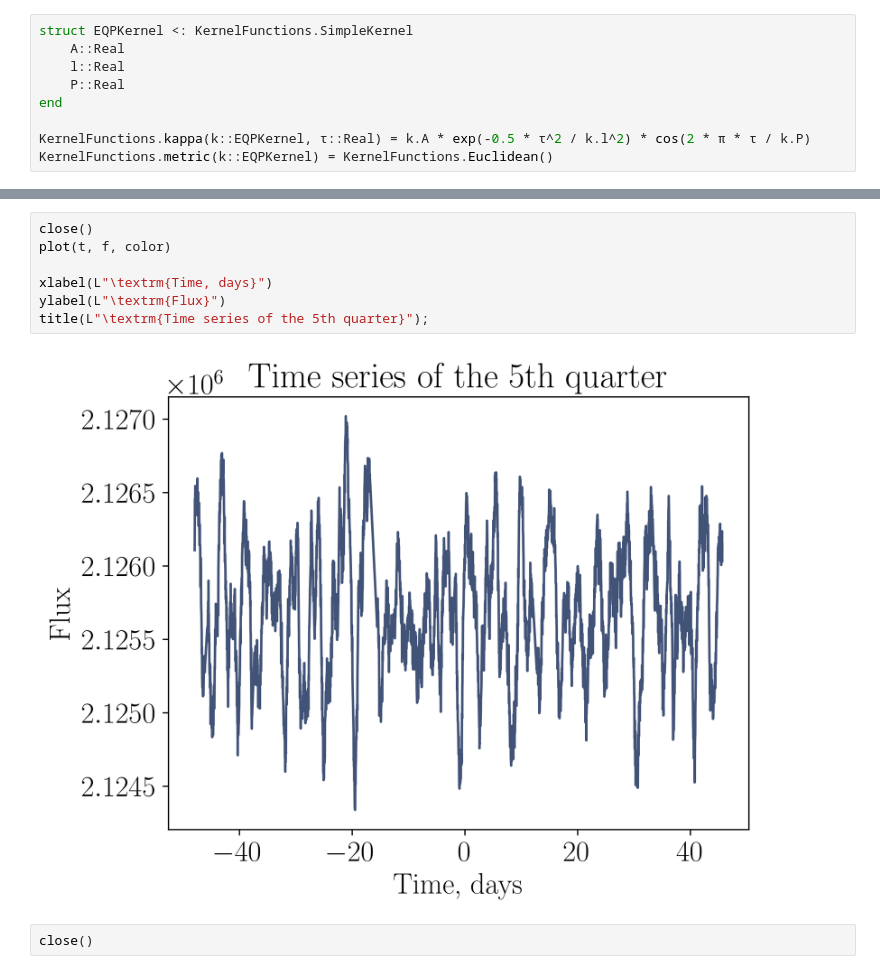
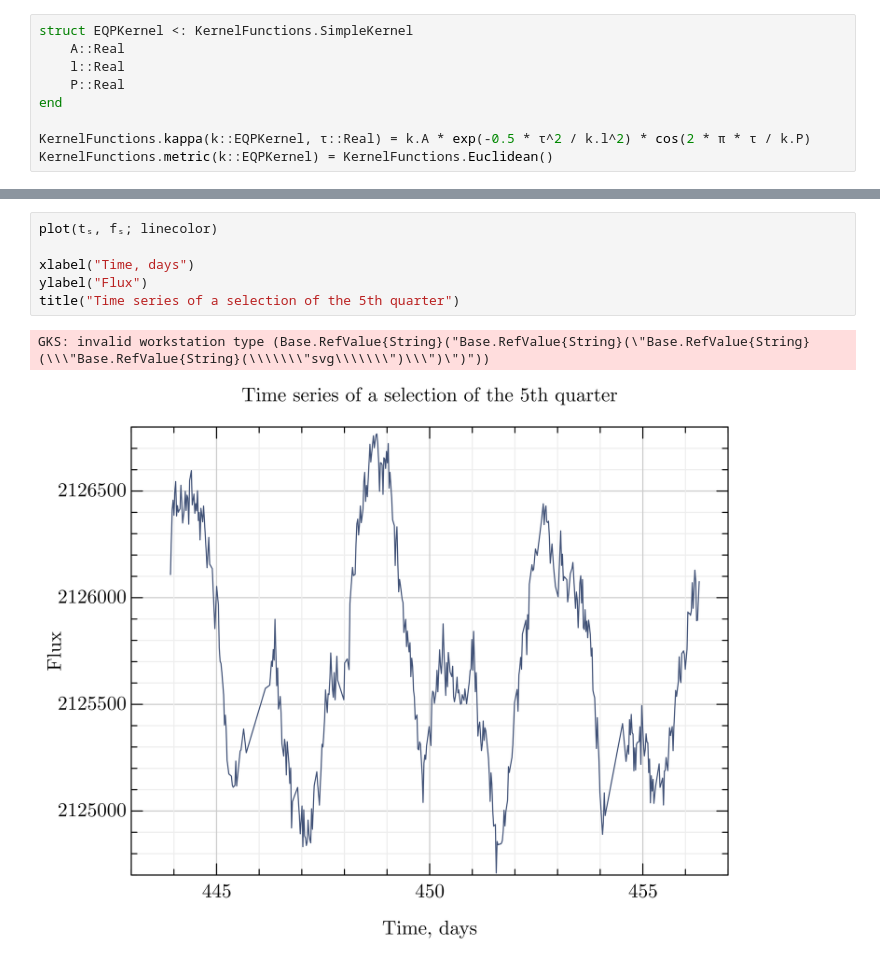
Before and after one commit to paveloom-c/GPKernels, a Jupyter notebook: notebooks/KIC1430163/EQP/EQP.ipynb, the cells around one changed output, grey strips where cells are left out. Drawn from its saved outputs; the diff is of its cells as text.

Commit message:
Take a selection of the whole data.

```diff
--- a/notebooks/KIC1430163/EQP/EQP.ipynb
+++ b/notebooks/KIC1430163/EQP/EQP.ipynb
@@ -144,11 +167,9 @@ Negative log marginal likelihood: 21180.946475238452
 # %%
-close()
-plot(t, f, color)
+plot(tₛ, fₛ; linecolor)
 
-xlabel(L"\textrm{Time, days}")
-ylabel(L"\textrm{Flux}")
-title(L"\textrm{Time series of the 5th quarter}");
+xlabel("Time, days")
+ylabel("Flux")
+title("Time series of a selection of the 5th quarter")
 # %% [output]
+GKS: invalid workstation type (Base.RefValue{String}("Base.RefValue{String}(\"Base.RefValue{String}(\\\"Base.RefValue{String}(\\\\\\\"svg\\\\\\\")\\\")\")"))
-[figure, old version]
+[figure, new version]
-# %%
-close()
```
Also changed, not shown: parts of 5 cells of this notebook, 1 other file.
